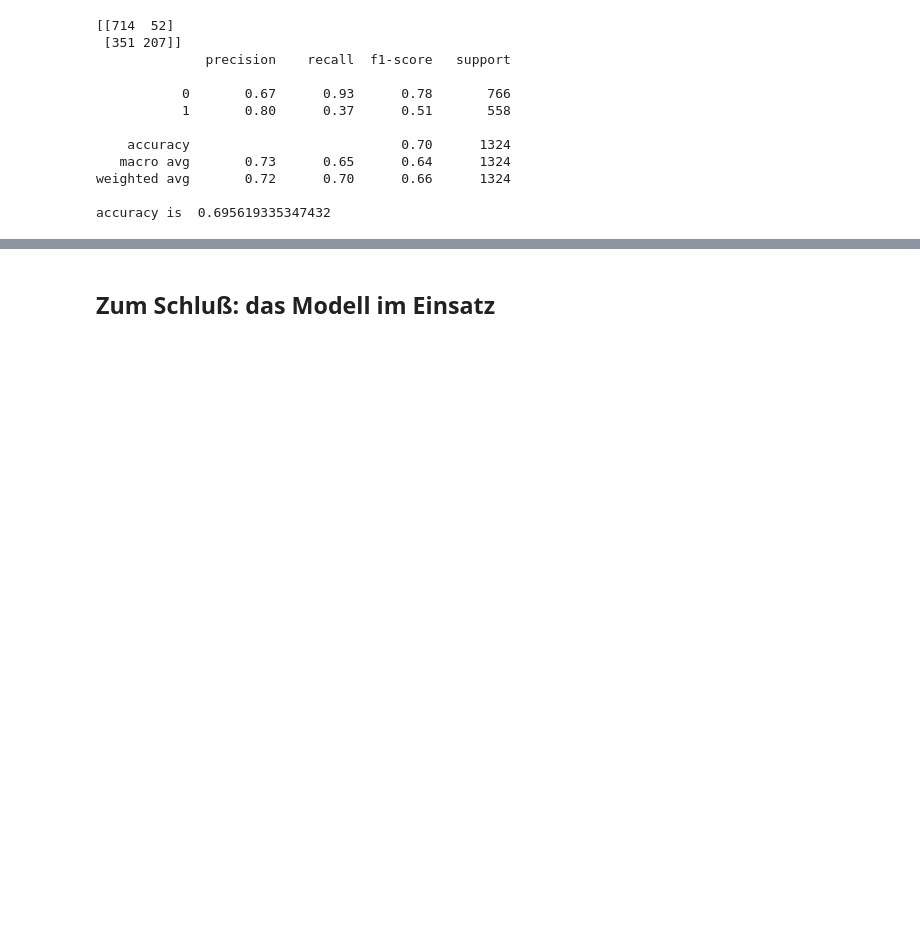
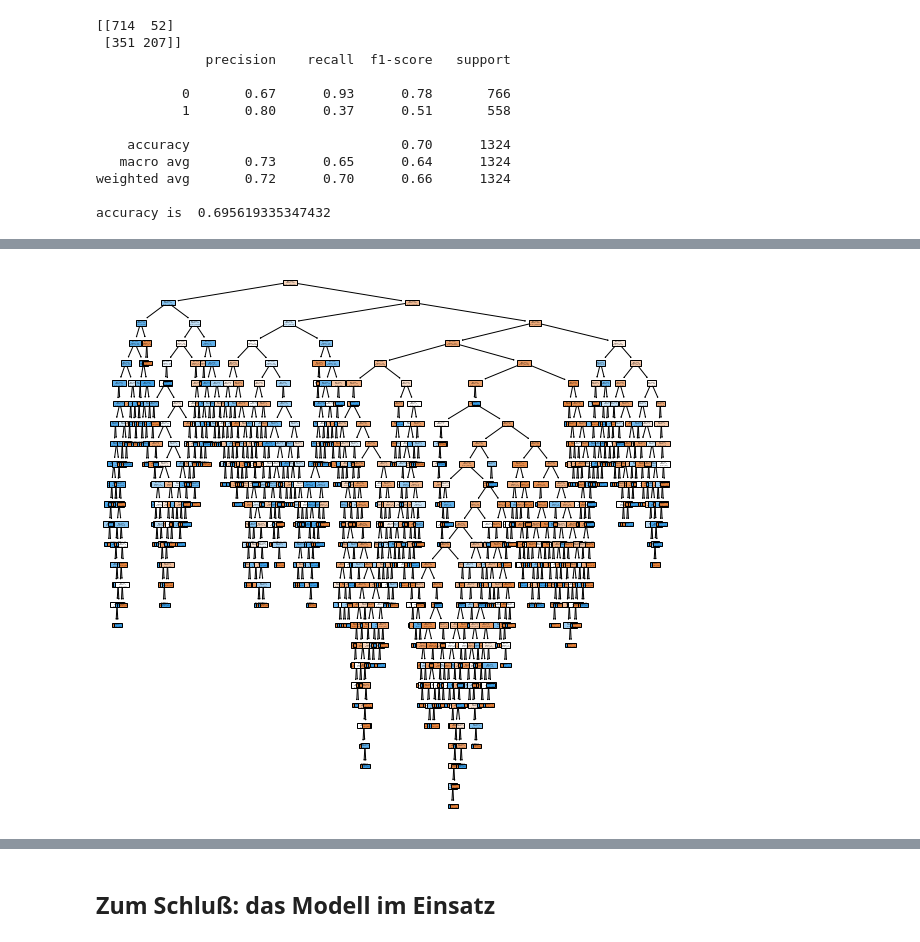
Before and after one commit to JensKohl/Lecture-Technical_Applications_Data_Management-Slides_and_Notebooks, a Jupyter notebook: Notebooks/VL 6 Supervised Learning Übungsaufgabe 2 - Krankenhaus.ipynb, the cells around one changed output, grey strips where cells are left out. Cells and saved outputs as stored; diff of their text form; code cells hidden in the pictures; blank space fills up the shorter version.

```diff
--- a/Notebooks/VL 6 Supervised Learning Übungsaufgabe 2 - Krankenhaus.ipynb
+++ b/Notebooks/VL 6 Supervised Learning Übungsaufgabe 2 - Krankenhaus.ipynb
@@ -180,0 +197,7 @@ Jetzt sind Sie an der Reihe!!! Probieren Sie die verschiedenen Verfahren aus der
+# %%
+from sklearn.tree import DecisionTreeClassifier
+
+decisionTree = DecisionTreeClassifier()
+
+decisionTree.fit(X_train, y_train)
+y_pred_DecTree = decisionTree.predict(X_test)
@@ -180,0 +219,9 @@ Jetzt sind Sie an der Reihe!!! Probieren Sie die verschiedenen Verfahren aus der
+# %%
+from sklearn import tree
+fig = plt.figure(figsize=(10,10))
+_ = tree.plot_tree(decisionTree,
+                   feature_names= Patients_df.columns[0:-1].values,
+                   #class_names=["Iris-setosa", "Iris-versicolor", "Iris-virginica"],
+                   filled=True)
+# %% [output]
+[figure, added]
```
Also changed, not shown: parts of 56 cells of this notebook.
